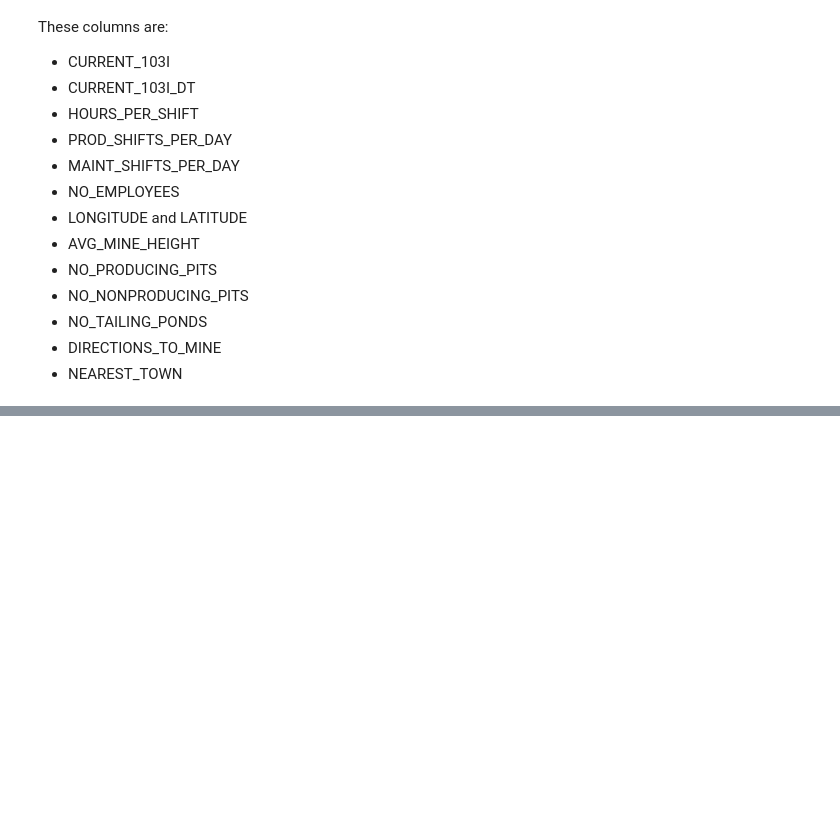
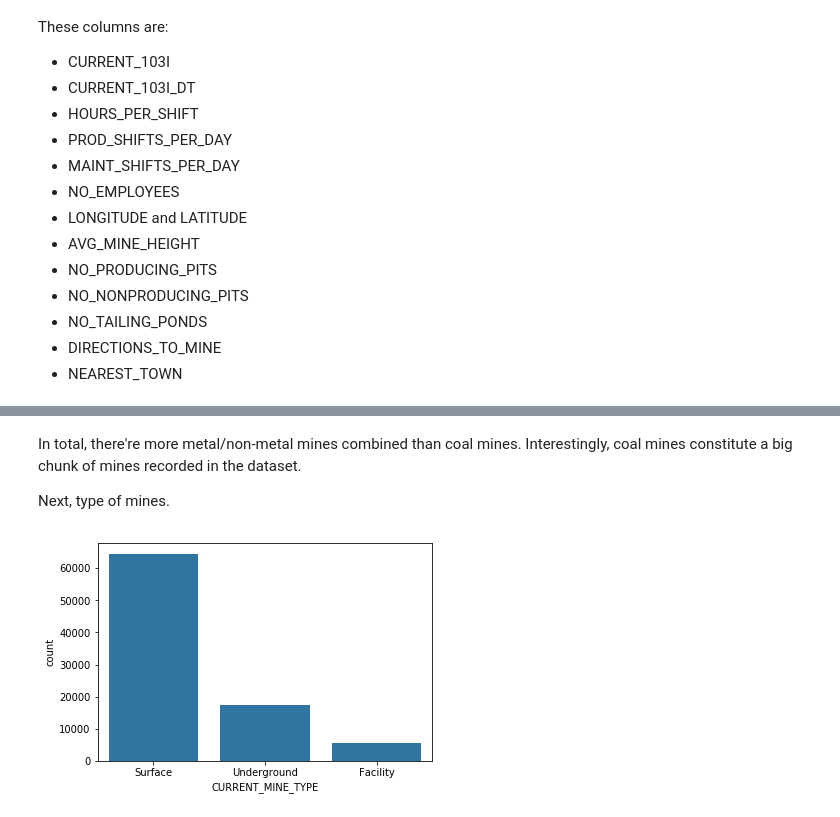
Before and after one commit to dvokinsark/us_mines, a Jupyter notebook: data_exploration.ipynb, the cells around one changed output, grey strips where cells are left out. Saved outputs shown, nothing was run; the diff lists cells and outputs as text; code cells hidden in the pictures; blank space fills up the shorter version.

```diff
--- a/data_exploration.ipynb
+++ b/data_exploration.ipynb
@@ -120,0 +117,9 @@ For the third question,  think the most interesting would be to see distribution
+# %% [markdown]
+In total, there're more metal/non-metal mines combined than coal mines. Interestingly, coal mines constitute a big chunk of mines recorded in the dataset.
+
+Next, type of mines.
+# %%
+# show a bar plot with total counts for types
+sb.countplot(data = mines, x = 'CURRENT_MINE_TYPE', color = base_color);
+# %% [output]
+[figure, added]
```
Also changed, not shown: parts of 15 cells of this notebook.
